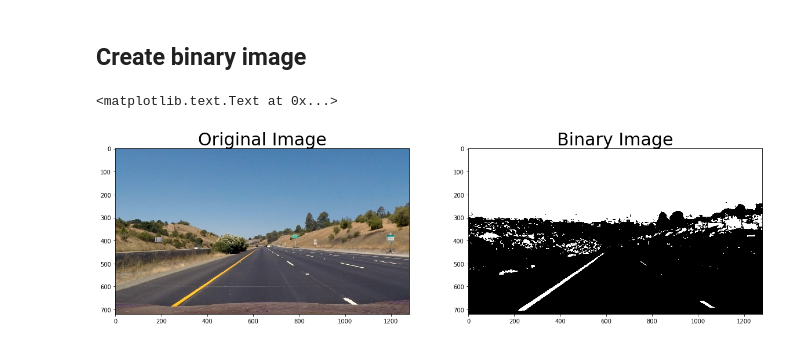
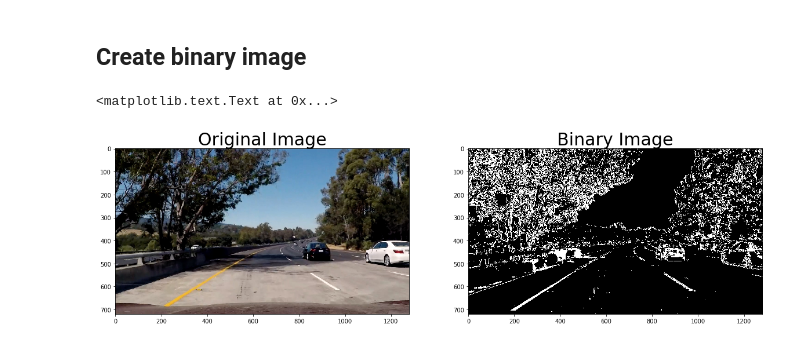
Before and after one commit to pgrv/CarND-Advanced-Lane-Lines, a Jupyter notebook: advenced-lane-lines.ipynb, the cells around one changed output. Drawn from its saved outputs; the diff is of its cells as text; code cells hidden in the pictures.

Commit message:
sobelx. perspective transform

```diff
--- a/advenced-lane-lines.ipynb
+++ b/advenced-lane-lines.ipynb
@@ -102,21 +102,35 @@ ax2.set_title('Undistorted Image', fontsize=30)
 ## Create binary image
 # %%
 binary_images = []
-threshold = (90,255)
+s_thresh=(170, 255)
+sx_thresh=(20, 100)
 for idx, undist_img in enumerate(undist_images):
     img_hls = cv2.cvtColor(undist_img, cv2.COLOR_RGB2HLS)
+    l_channel = img_hls[:,:,1]
     s_channel = img_hls[:,:,2]
-    binary_img = np.zeros_like(s_channel)
-    binary_img[(s_channel > threshold[0]) & (s_channel <= threshold[1])] = 1
+
+    # Sobel x
+    sobelx = cv2.Sobel(l_channel, cv2.CV_64F, 1, 0) # Take the derivative in x
+    abs_sobelx = np.absolute(sobelx) # Absolute x derivative to accentuate lines away from horizontal
+    scaled_sobel = np.uint8(255*abs_sobelx/np.max(abs_sobelx))
+    # Threshold x gradient
+    sxbinary = np.zeros_like(scaled_sobel)
+    sxbinary[(scaled_sobel >= sx_thresh[0]) & (scaled_sobel <= sx_thresh[1])] = 1
+
+    sbinary = np.zeros_like(s_channel)
+    sbinary[(s_channel > s_thresh[0]) & (s_channel <= s_thresh[1])] = 1
+
+    binary_img = np.zeros_like(sxbinary)
+    binary_img[(sxbinary==1) | (sbinary==1)] = 1 # = np.dstack(( np.zeros_like(sxbinary), sxbinary, sbinary)) * 255
     binary_images.append(binary_img)
 
 # Visualize binary image
-test_img1 = cv2.cvtColor(cv2.imread('test_images/straight_lines1.jpg'), cv2.COLOR_BGR2RGB)
+test_img1 = cv2.cvtColor(cv2.imread('test_images/test5.jpg'), cv2.COLOR_BGR2RGB)
 f, (ax1, ax2) = plt.subplots(1, 2, figsize=(20,10))
 ax1.imshow(test_img1)
 ax1.set_title('Original Image', fontsize=30)
-ax2.imshow(binary_images[0], cmap='gray')
+ax2.imshow(binary_images[7], cmap='gray')
 ax2.set_title('Binary Image', fontsize=30)
 # %% [output]
 <matplotlib.text.Text at 0x...>
-[figure, old version]
+[figure, new version]
```
Also changed, not shown: parts of 2 cells of this notebook, 1 other file.
